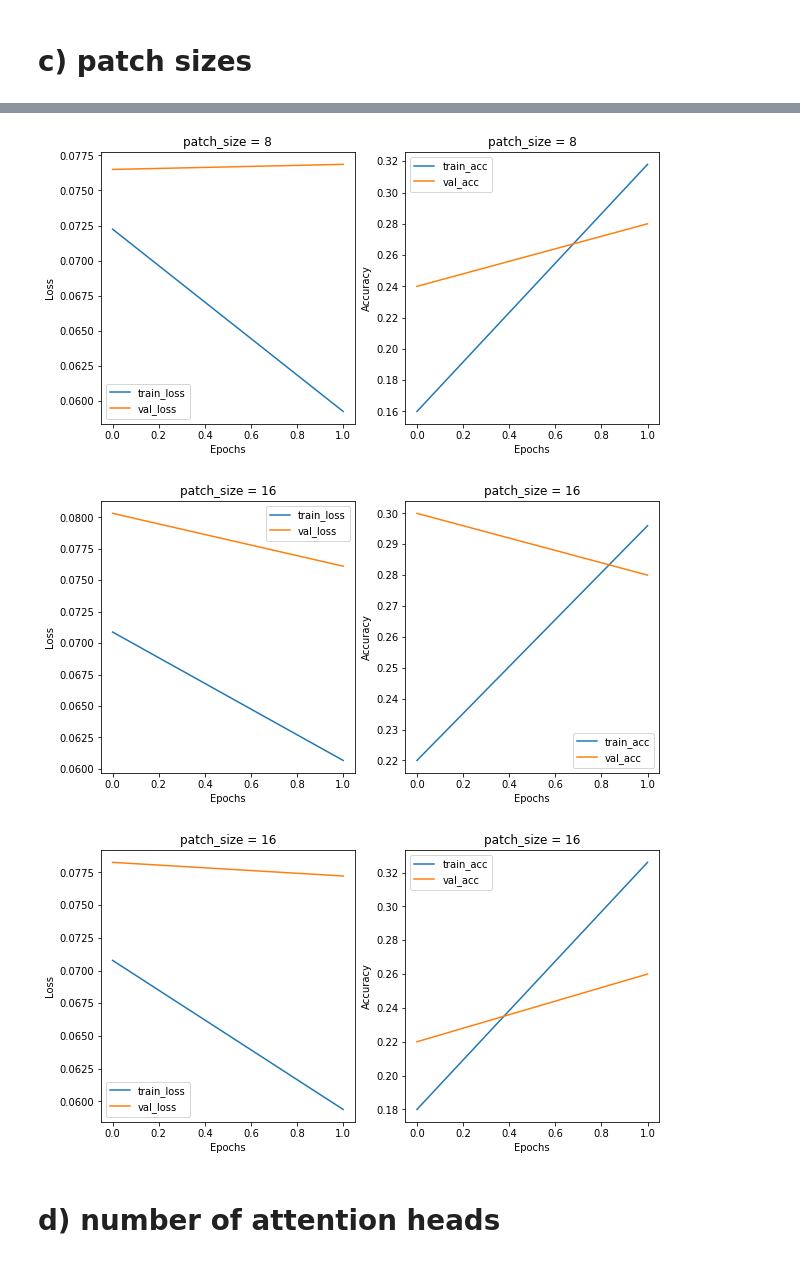
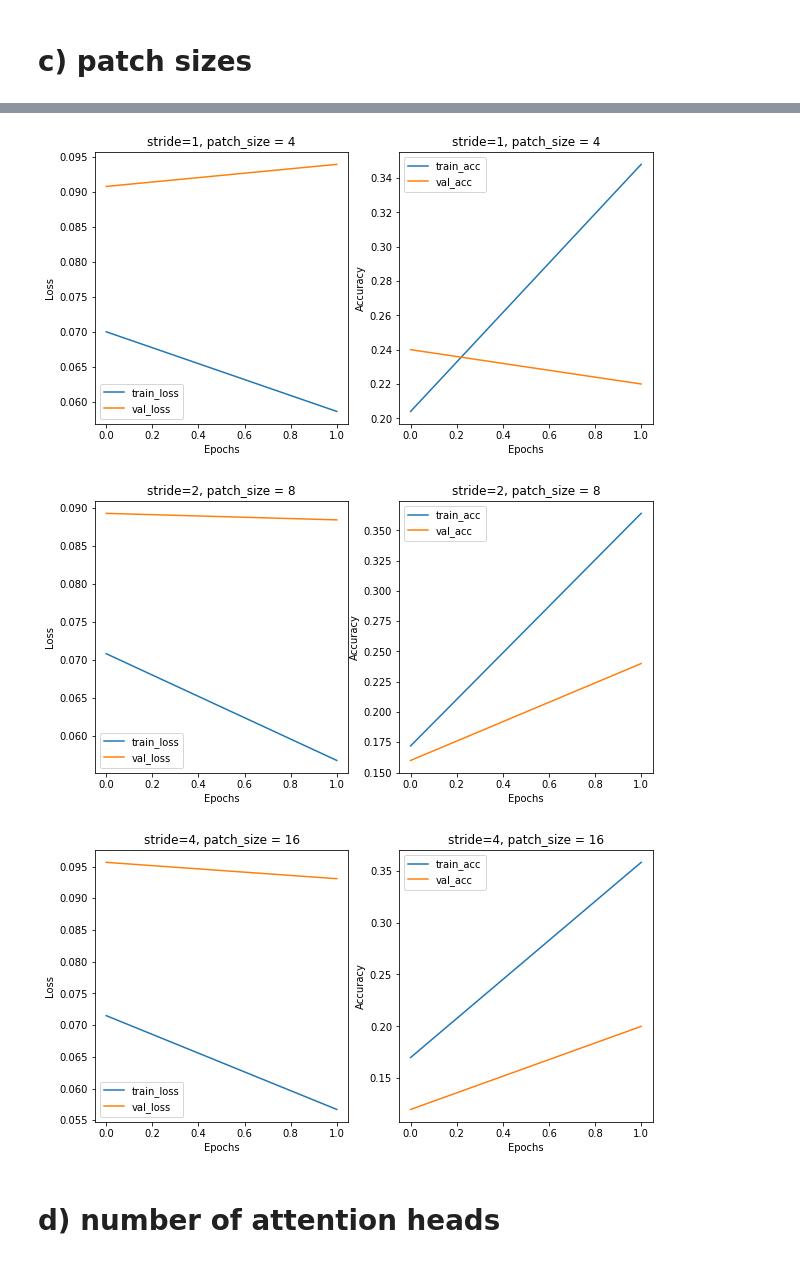
Before and after one commit to AshokBatakala/Q1_vit, a Jupyter notebook: main.ipynb, the cells around one changed output, grey strips where cells are left out. Cells and saved outputs as stored; diff of their text form; code cells hidden in the pictures.

```diff
--- a/main.ipynb
+++ b/main.ipynb
@@ -105,6 +99,5 @@ for patch_size in [4,8,16]:
 
     trainer = Trainer(model,optimizer,criterion,trainset,valset,testset,device,batch_size=32)
     trainer.train(2)
-    trainer.plot( figsize = (10,5),title="patch_size = {}".format(patch_size))
-    del model
+    trainer.plot( title="patch_size = {}".format(patch_size), save_path="plots/c/", filename="exp_2_patch_size_{}.png".format(patch_size))
 # %% [output]
@@ -112,31 +107,13 @@ KeyboardInterrupt:
 # %%
 # with overlapping patches
-for patch_size in [4,8,16]:
-    # with 1/2 stride
-    model = visionTransformer(token_dim=48,
-                              patch_size=patch_size,
-                              image_size=32,
-                              n_attention_layers=4,
-                              multihead_attention_head_dim=48,
-                              multihead_attention_n_heads=8,
-                              multilayer_perceptron_hidden_dim=512,
-                              dropout_p=0.1,
-                              n_classes=10,
-                              stride_in_tokenization = patch_size//2            #for overlapping patches
-                              ).to(device)
+#----------------------------------------------------------------------------------------
 
+for OVERLAP in [2,4]:
+    for patch_size in [4,8,16]:
+        STRIDE = patch_size//OVERLAP
 
-    #optimizer and loss function
-    optimizer =optim.Adam(model.parameters(),lr=0.001)
-    criterion = nn.CrossEntropyLoss()
-
-    trainer = Trainer(model,optimizer,criterion,trainset,valset,testset,device,batch_size=32,shuffle=False)
-    trainer.train(2)
-    trainer.plot( figsize = (10,5),title="patch_size = {}".format(patch_size))
-
-# --------------------------------------------------------------------------------------------------------
-    # with 1/4th stride
-    model = visionTransformer(token_dim=48,
+        # with 1/2 stride
+        model = visionTransformer(token_dim=48,
                                 patch_size=patch_size,
                                 image_size=32,
                                 n_attention_layers=4,
@@ -145,17 +122,15 @@ for patch_size in [4,8,16]:
                                 multilayer_perceptron_hidden_dim=512,
                                 dropout_p=0.1,
                                 n_classes=10,
-                                stride_in_tokenization = patch_size//4            #for overlapping patches
+                                stride_in_tokenization = STRIDE            #for overlapping patches
                                 ).to(device)
 
 
-    #optimizer and loss function
-    optimizer =optim.Adam(model.parameters(),lr=0.001)
-    criterion = nn.CrossEntropyLoss()
+        #optimizer and loss function
+        optimizer =optim.Adam(model.parameters(),lr=0.001)
+        criterion = nn.CrossEntropyLoss()
 
-    trainer = Trainer(model,optimizer,criterion,trainset,valset,testset,device,batch_size=32,shuffle=False)
-    trainer.train(2)
-    trainer.plot( figsize = (10,5),title="patch_size = {}".format(patch_size))
-
-# del model
+        trainer = Trainer(model,optimizer,criterion,trainset,valset,testset,device,batch_size=32,shuffle=False)
+        trainer.train(2)
+        trainer.plot( title=f"stride={STRIDE}, patch_size = {patch_size}", save_path="plots/c/", filename=f"exp_2_patch_size_{patch_size}_stride{STRIDE}.png")
 # %% [output]
@@ -165,6 +140,6 @@ for patch_size in [4,8,16]:
-[figure, old version]
+[figure, new version]
-[figure, old version]
+[figure, new version]
-[figure, old version]
+[figure, new version]
 # %% [markdown]
 # d) number of attention heads
 # %%
```
Also changed, not shown: parts of 7 cells of this notebook, 4 other files.
